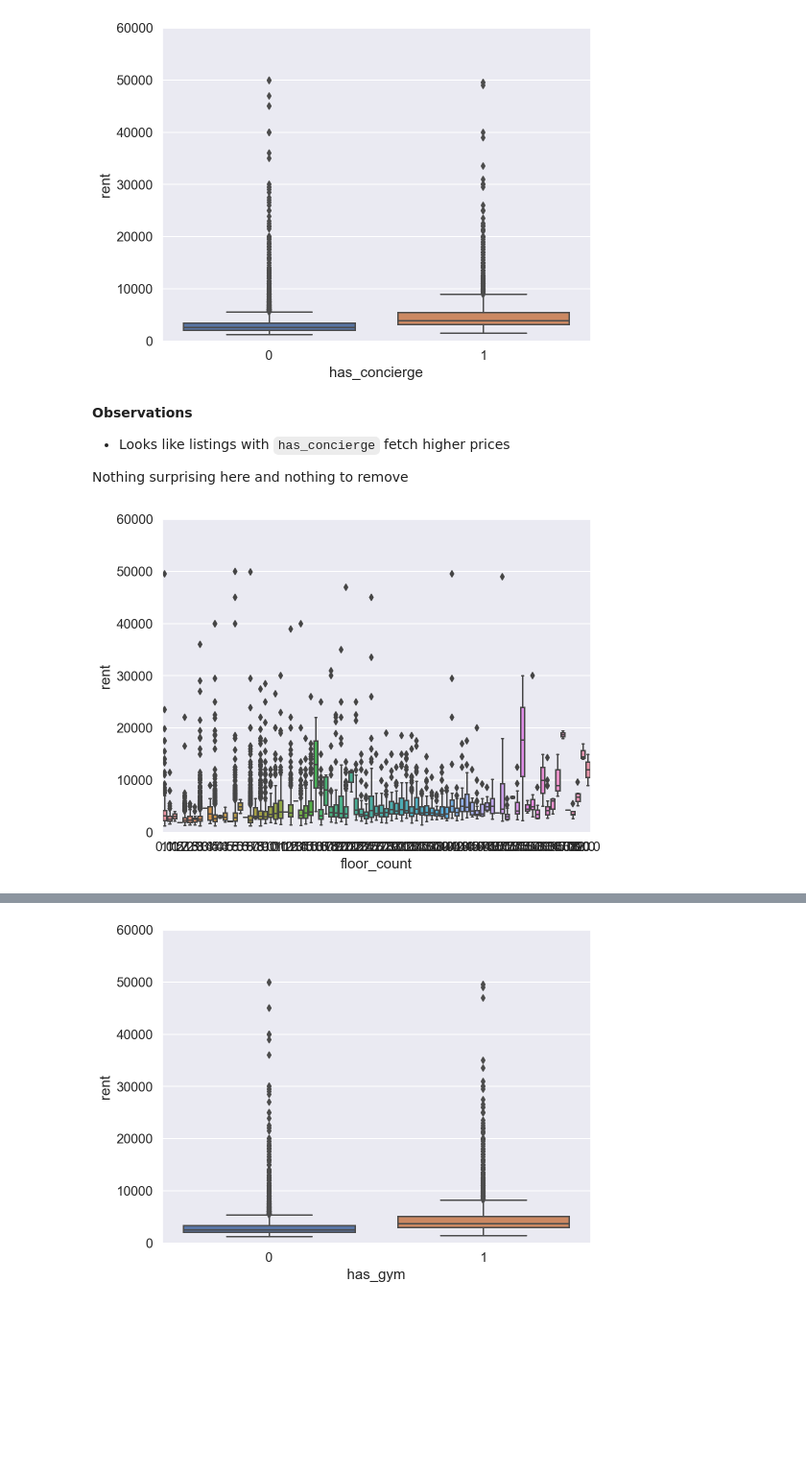
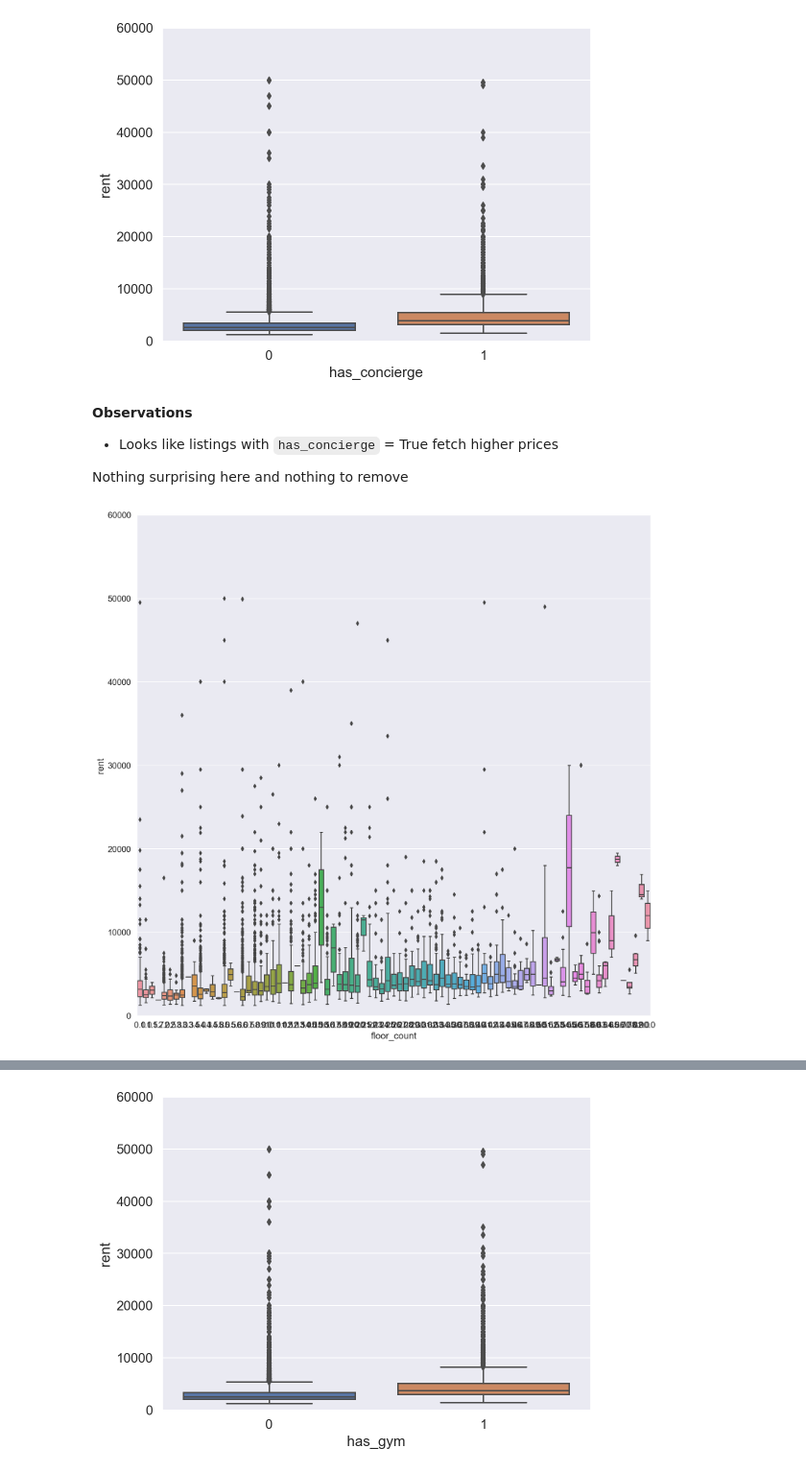
Before and after one commit to Ilroy/DS_Final_Project, a Jupyter notebook: Training_Testing_Master-Final.ipynb, the cells around one changed output, grey strips where cells are left out. Shown at 96% size. Cells and saved outputs as stored; diff of their text form; code cells hidden in the pictures; blank space fills up the shorter version.

```diff
--- a/Training_Testing_Master-Final.ipynb
+++ b/Training_Testing_Master-Final.ipynb
@@ -281,6 +296,8 @@ Lets remove the outliers for better modeling performance
 # remove bedroom outliers
 train_df = train_df.drop(train_df[(train_df['bedrooms']>=8)
                          & (train_df['rent']<20000)].index).reset_index(drop=True)
+
+train_df = train_df.drop(train_df[(train_df['bedrooms'] ==0)&(train_df['rent']>20000)].index).reset_index(drop=True)
 # %%
 # has_washer_dryer vs rent
 var = 'has_washer_dryer'
@@ -347,19 +364,19 @@ fig.axis(ymin=0, ymax=60000);
 # %% [markdown]
 **Observations**
 
-- Looks like listings with `has_concierge` fetch higher prices
+- Looks like listings with `has_concierge` = True fetch higher prices
 
 Nothing surprising here and nothing to remove
 # %%
 # floor_count vs rent
 
 var = 'floor_count'
 data = pd.concat([train_df['rent'], train_df[var]], axis=1)
-f, ax = plt.subplots(figsize=(8, 6))
+f, ax = plt.subplots(figsize=(15, 15))
 fig = sns.boxplot(x=var, y="rent", data=data)
 fig.axis(ymin=0, ymax=60000);
 # %% [output]
-[figure, old version]
+[figure, new version]
 # %% [markdown]
 **Observations**
 
```
Also changed, not shown: parts of 42 cells of this notebook.
